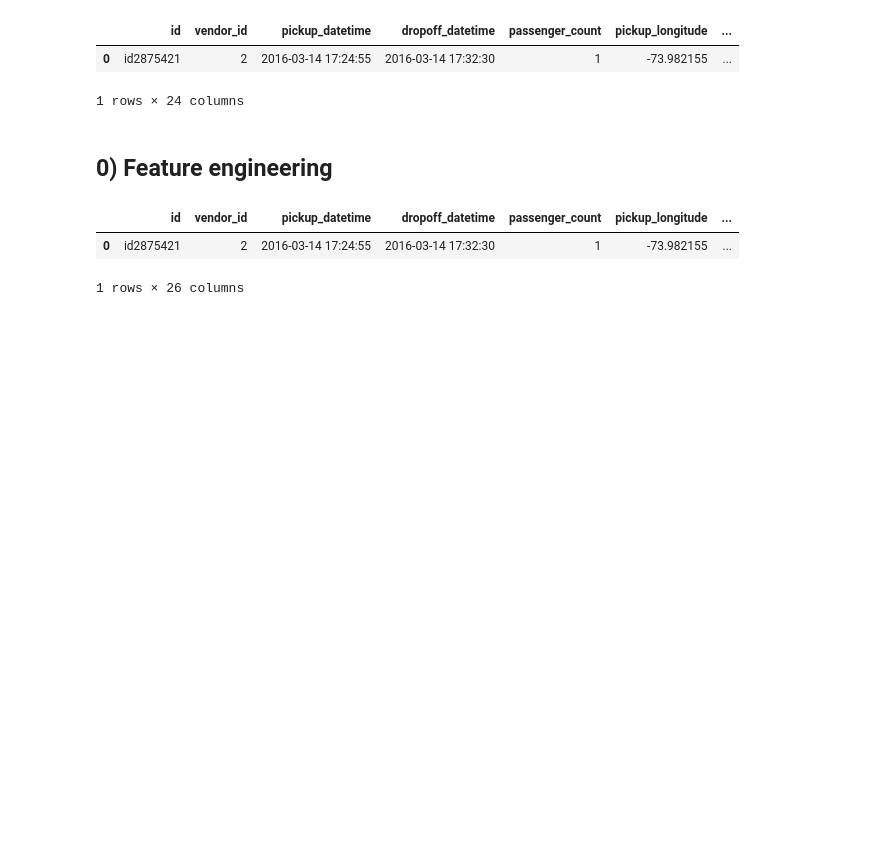
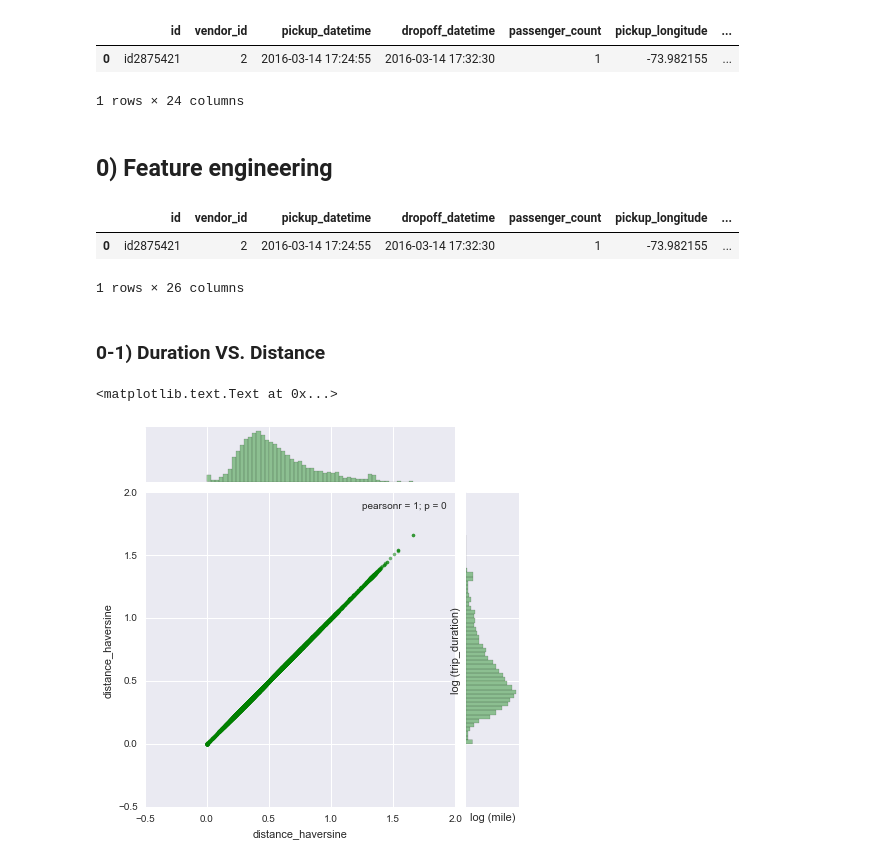
Before and after one commit to yennanliu/NYC_Taxi_Trip_Duration, a Jupyter notebook: notebook/NYC_Taxi_ML_V1_Yen.ipynb, the cells around one changed output. Cells and saved outputs as stored; diff of their text form; code cells hidden in the pictures; blank space fills up the shorter version.

Commit message:
add distance VS duration plot

```diff
--- a/notebook/NYC_Taxi_ML_V1_Yen.ipynb
+++ b/notebook/NYC_Taxi_ML_V1_Yen.ipynb
@@ -146,3 +146,17 @@ df_train_.head(1)
 |  | id | vendor_id | pickup_datetime | dropoff_datetime | passenger_count | pickup_longitude | ... |
 | 0 | id2875421 | 2 | 2016-03-14 17:24:55 | 2016-03-14 17:32:30 | 1 | -73.982155 | ... |
 1 rows × 26 columns
+# %% [markdown]
+### 0-1) Duration VS. Distance
+# %%
+# ref
+# https://www.kaggle.com/hanriver0618/nyc-taxi-data-exploration-visualization
+
+# haversine distance VS duration
+# or u can plot all data points, still a linear relation
+sns.jointplot(np.log10(df_train_["distance_haversine"][:10000]+1),np.log10(df_train_["distance_haversine"][:10000]+1),s=10,alpha=0.5,color='green')
+plt.xlabel('log (mile)')
+plt.ylabel('log (trip_duration)')
+# %% [output]
+<matplotlib.text.Text at 0x...>
+[figure, added]
```
Also changed, not shown: parts of 1 cell of this notebook.
